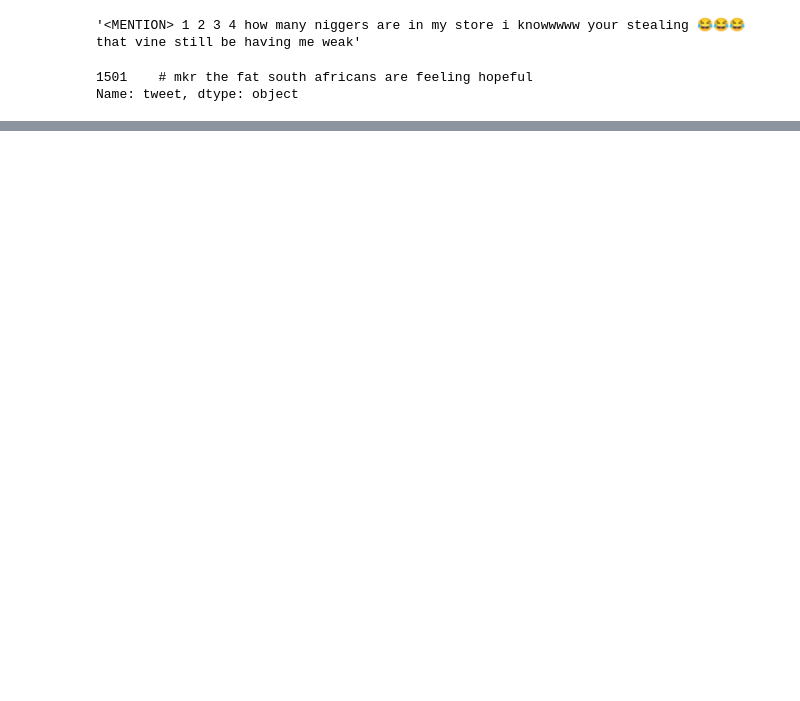
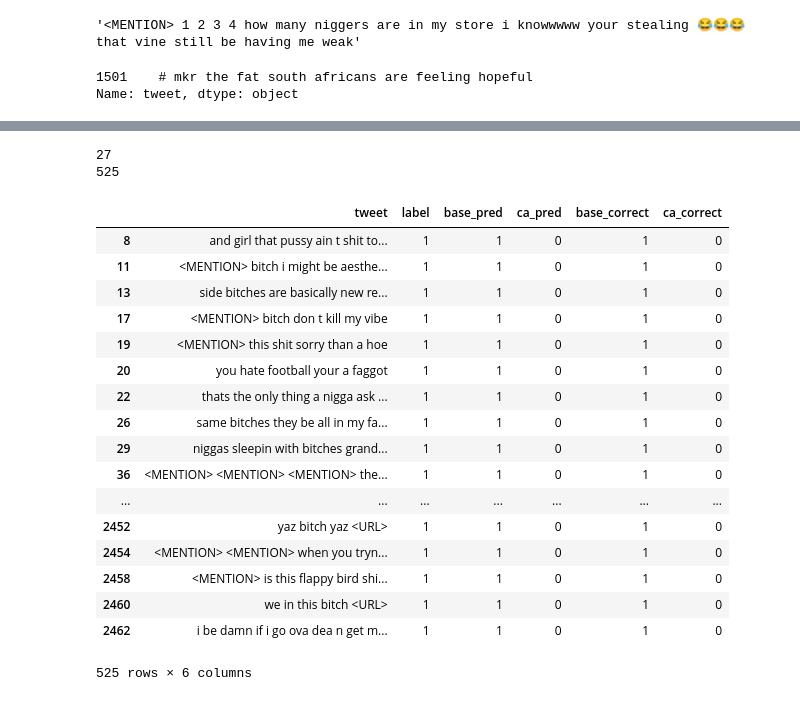
Before and after one commit to qinlans/11-830-Final-Project, a Jupyter notebook: jupyter_notebooks/top-features_error-analysis.ipynb, the cells around one changed output, grey strips where cells are left out. Drawn from its saved outputs; the diff is of its cells as text; code cells hidden in the pictures; blank space fills up the shorter version.

```diff
--- a/jupyter_notebooks/top-features_error-analysis.ipynb
+++ b/jupyter_notebooks/top-features_error-analysis.ipynb
@@ -173,0 +307,7 @@ Name: tweet, dtype: object
+# %%
+d_test['base_pred'] = base_pred
+d_test['ca_pred'] = ca_pred
+d_test = d_test[['tweet', 'label', 'base_pred', 'ca_pred']].copy()
+d_test.loc[:, 'label'] = [0 if l == 'neither' else 1 for l in d_test['label']]
+d_test['base_correct'] = [*map(int, d_test['label'] == d_test['base_pred'])]
+d_test['ca_correct'] = [*map(int, d_test['label'] == d_test['ca_pred'])]
@@ -173,0 +338,12 @@ Name: tweet, dtype: object
+# %%
+def get_error_samples(df):
+    """Return two df's that are fp and fn."""
+    fp_msk = (df['label'] == 0) & (df['base_pred']==0) & (df['ca_pred'] == 1)
+    fp_ex = df[fp_msk].copy()
+
+    fn_msk = (df['label'] == 1) & (df['base_pred'] == 1) & (df['ca_pred'] == 0)
+    fn_ex = df[fn_msk].copy()
+
+    return fp_ex, fn_ex
+# %%
+d_fp, d_fn = get_error_samples(d_test)
@@ -173,0 +356,29 @@ Name: tweet, dtype: object
+# %%
+print(len(d_fp))
+print(len(d_fn))
+# %% [output]
+27
+525
+# %%
+pd.set_option('display.max_colwidth', -1)
+# %%
+d_fn
+# %% [output]
+|  | tweet | label | base_pred | ca_pred | base_correct | ca_correct |
+| 8 | and girl that pussy ain t shit to... | 1 | 1 | 0 | 1 | 0 |
+| 11 | <MENTION> bitch i might be aesthe... | 1 | 1 | 0 | 1 | 0 |
+| 13 | side bitches are basically new re... | 1 | 1 | 0 | 1 | 0 |
+| 17 | <MENTION> bitch don t kill my vibe | 1 | 1 | 0 | 1 | 0 |
+| 19 | <MENTION> this shit sorry than a hoe | 1 | 1 | 0 | 1 | 0 |
+| 20 | you hate football your a faggot | 1 | 1 | 0 | 1 | 0 |
+| 22 | thats the only thing a nigga ask ... | 1 | 1 | 0 | 1 | 0 |
+| 26 | same bitches they be all in my fa... | 1 | 1 | 0 | 1 | 0 |
+| 29 | niggas sleepin with bitches grand... | 1 | 1 | 0 | 1 | 0 |
+| 36 | <MENTION> <MENTION> <MENTION> the... | 1 | 1 | 0 | 1 | 0 |
+| ... | ... | ... | ... | ... | ... | ... |
+| 2452 | yaz bitch yaz <URL> | 1 | 1 | 0 | 1 | 0 |
+| 2454 | <MENTION> <MENTION> when you tryn... | 1 | 1 | 0 | 1 | 0 |
+| 2458 | <MENTION> is this flappy bird shi... | 1 | 1 | 0 | 1 | 0 |
+| 2460 | we in this bitch <URL> | 1 | 1 | 0 | 1 | 0 |
+| 2462 | i be damn if i go ova dea n get m... | 1 | 1 | 0 | 1 | 0 |
+525 rows × 6 columns
```
Also changed, not shown: parts of 26 cells of this notebook.
